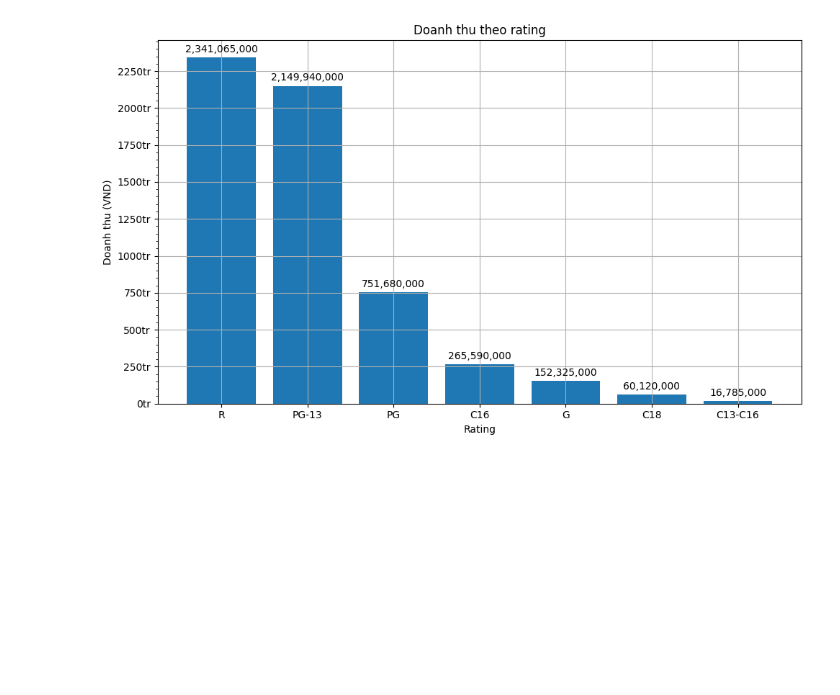
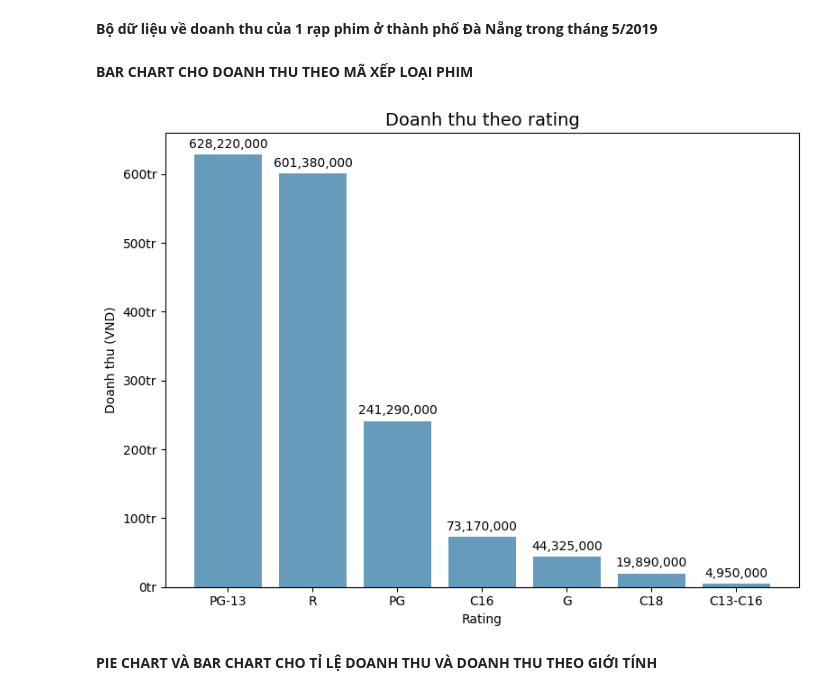
Before and after one commit to Thao1274/Nhom_5_Mid_term_1, a Jupyter notebook: business_landscape_ngocminh.ipynb, the cells around one changed output. Saved outputs shown, nothing was run; the diff lists cells and outputs as text; code cells hidden in the pictures; blank space fills up the shorter version.

```diff
--- a/business_landscape_ngocminh.ipynb
+++ b/business_landscape_ngocminh.ipynb
@@ -3,8 +3,9 @@ import pandas as pd
 import numpy as np
 import matplotlib.pyplot as plt
 import seaborn as sns
+import matplotlib.cm as cm
 import matplotlib.ticker as ticker
-film = pd.read_csv(r"C:\Users\Ngoc Minh\Downloads\big data\Nhom_5_Mid_term_1\cleaned_data.csv")
+film = pd.read_csv(r"C:\Users\Ngoc Minh\Downloads\big data\Nhom_5_Mid_term_1\df_final.csv")
 # %%
 pd.set_option('display.max_columns', None) # hiển thị full cột
 # pd.set_option('display.max_rows', None) -  hiển thị full dòng
@@ -62,0 +25,6 @@ plt.show()
+# %%
+# Tách phần chữ 'KH'
+film['prefix'] = film['customerid'].str.extract(r'([A-Za-z]+)')
+
+# Tách phần số
+film['number'] = film['customerid'].str.extract(r'(\d+)')
@@ -62,0 +38,3 @@ plt.show()
+# %%
+film['saledate'] = pd.to_datetime(film['saledate'])
+film['weekday'] = film['saledate'].dt.dayofweek  # 0=Monday, 6=Sunday
@@ -63,22 +147,26 @@ plt.show()
+# %% [markdown]
+__Bộ dữ liệu về doanh thu của 1 rạp phim ở thành phố Đà Nẵng trong tháng 5/2019__
+# %% [markdown]
+__BAR CHART CHO DOANH THU THEO MÃ XẾP LOẠI PHIM__
 # %%
-total_rating = film.groupby('rating')['total'].sum()
-total_rating = total_rating.sort_values(ascending=False)
+# doanh thu được nhóm theo mã xếp loại phim
+total_rating = film.groupby('rating')['ticket price'].sum().sort_values(ascending=False)
 # %%
-fig, ax = plt.subplots(figsize=(10, 6))
+fig, ax = plt.subplots(figsize=(8, 6))
 
-# Vẽ từng đơn hàng theo thời gian
-total_rating_barplot = ax.bar(total_rating.index, total_rating.values)
-ax.grid(True)
-# Tuỳ chỉnh trục
-ax.set_title("Doanh thu theo rating")
+total_rating_barplot = ax.bar(total_rating.index, total_rating.values, color = "#669BBC")
+
+ax.set_title("Doanh thu theo rating", fontsize = 14)
 ax.set_xlabel("Rating")
-ax.yaxis.set_major_locator(ticker.MultipleLocator(250_000_000))
-ax.yaxis.set_minor_locator(ticker.AutoMinorLocator())
+ax.yaxis.set_major_locator(ticker.MultipleLocator(100_000_000))
+# ax.yaxis.set_minor_locator(ticker.AutoMinorLocator()) : thêm tick nhỏ hơn trên yxis
 ax.yaxis.set_major_formatter(ticker.FuncFormatter(lambda x, _: f"{x/1000000:.0f}tr"))
 ax.bar_label(total_rating_barplot, labels=[f"{v:,}" for v in total_rating.values], padding=3)
 ax.set_ylabel("Doanh thu (VND)")
 
 plt.tight_layout()
 plt.show()
 # %% [output]
-[figure, old version]
+[figure, new version]
+# %% [markdown]
+__PIE CHART VÀ BAR CHART CHO TỈ LỆ DOANH THU VÀ DOANH THU THEO GIỚI TÍNH__
```
Also changed, not shown: parts of 52 cells of this notebook.
